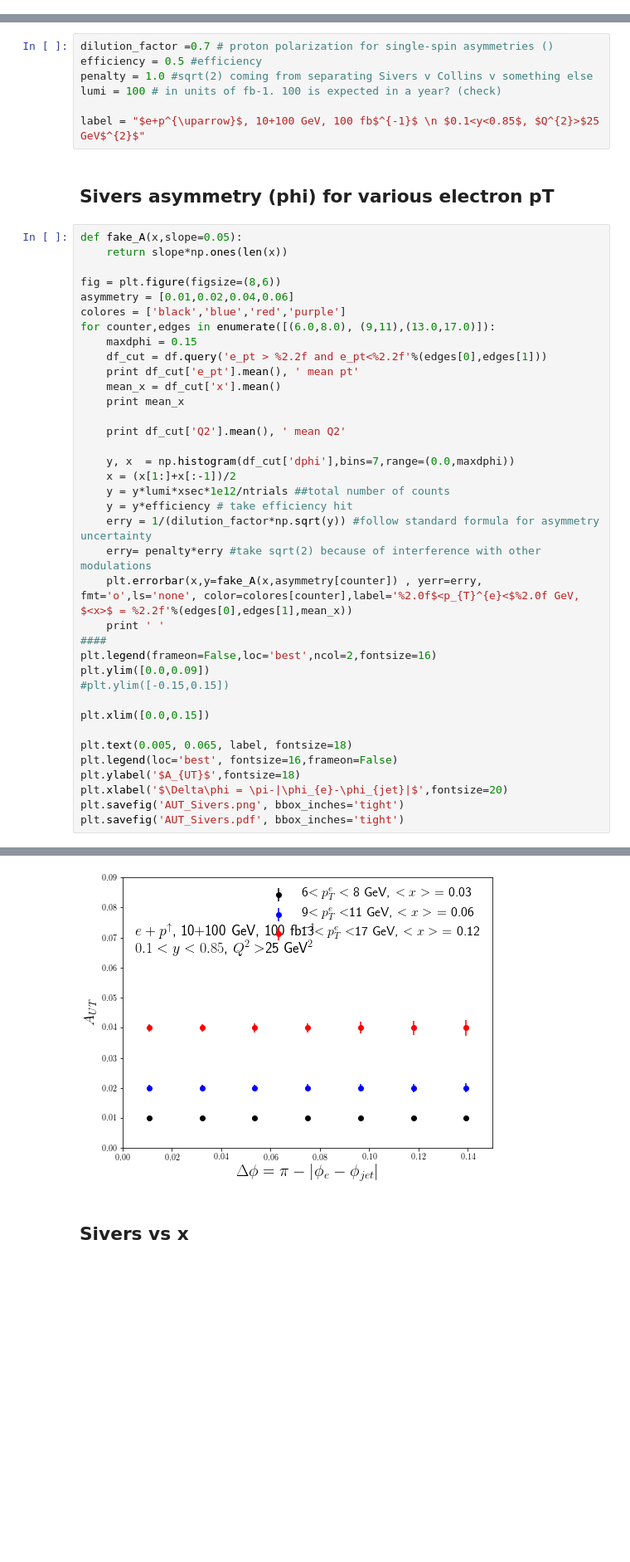
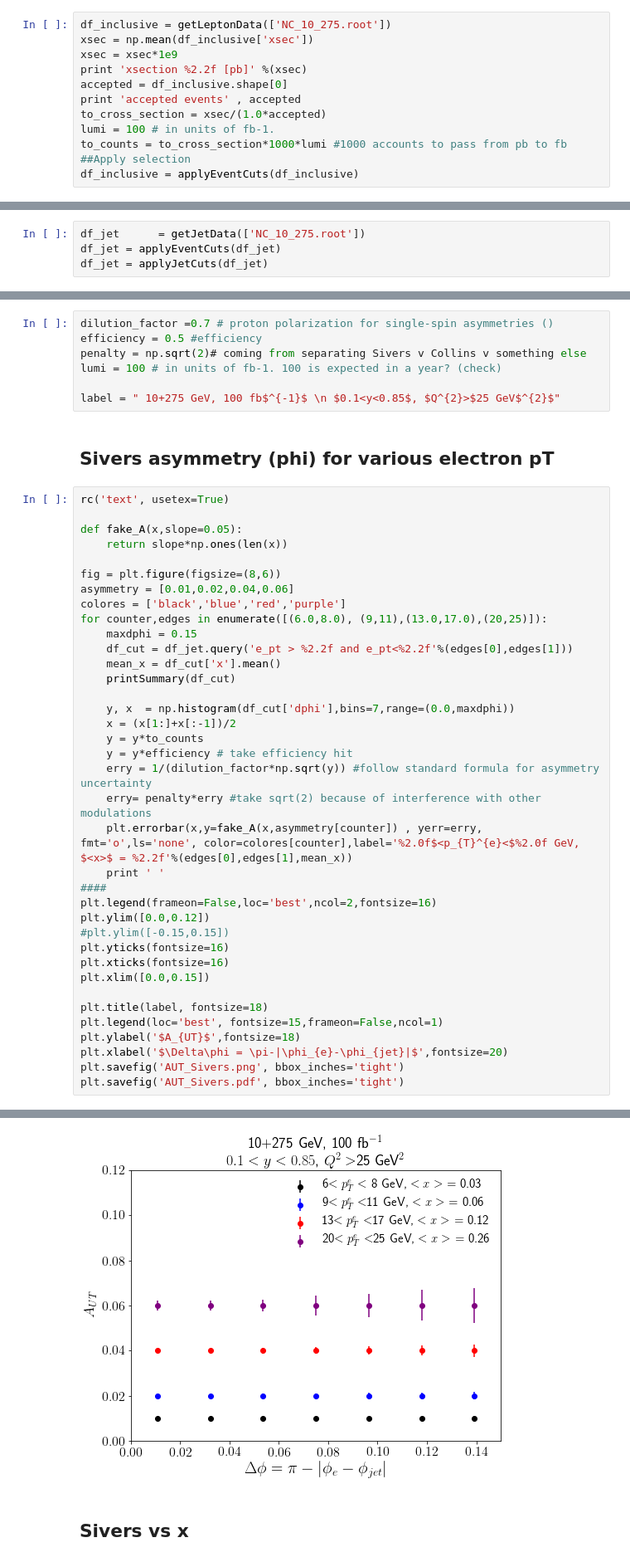
Before and after one commit to miguelignacio/eicsim, a Jupyter notebook: Sivers.ipynb, the cells around one changed output, grey strips where cells are left out. Shown at 83% size. Cells and saved outputs as stored; diff of their text form; blank space fills up the shorter version.

```diff
--- a/Sivers.ipynb
+++ b/Sivers.ipynb
@@ -129,0 +164,12 @@ plt.show()
+# %%
+df_inclusive = getLeptonData(['NC_10_275.root'])
+xsec = np.mean(df_inclusive['xsec'])
+xsec = xsec*1e9
+print 'xsection %2.2f [pb]' %(xsec)
+accepted = df_inclusive.shape[0]
+print 'accepted events' , accepted
+to_cross_section = xsec/(1.0*accepted)
+lumi = 100 # in units of fb-1.
+to_counts = to_cross_section*1000*lumi #1000 accounts to pass from pb to fb
+##Apply selection
+df_inclusive = applyEventCuts(df_inclusive)
@@ -129,0 +197,4 @@ plt.show()
+# %%
+df_jet      = getJetData(['NC_10_275.root'])
+df_jet = applyEventCuts(df_jet)
+df_jet = applyJetCuts(df_jet)
@@ -132,31 +278,30 @@ plt.show()
 # %%
 dilution_factor =0.7 # proton polarization for single-spin asymmetries ()
 efficiency = 0.5 #efficiency
-penalty = 1.0 #sqrt(2) coming from separating Sivers v Collins v something else
+penalty = np.sqrt(2)# coming from separating Sivers v Collins v something else
 lumi = 100 # in units of fb-1. 100 is expected in a year? (check)
 
-label = "$e+p^{\uparrow}$, 10+100 GeV, 100 fb$^{-1}$ \n $0.1<y<0.85$, $Q^{2}>$25 GeV$^{2}$"
+label = " 10+275 GeV, 100 fb$^{-1}$ \n $0.1<y<0.85$, $Q^{2}>$25 GeV$^{2}$"
 # %% [markdown]
 ## Sivers asymmetry (phi) for various electron pT
 # %%
+rc('text', usetex=True)
+
 def fake_A(x,slope=0.05):
     return slope*np.ones(len(x))
 
 fig = plt.figure(figsize=(8,6))
 asymmetry = [0.01,0.02,0.04,0.06]
 colores = ['black','blue','red','purple']
-for counter,edges in enumerate([(6.0,8.0), (9,11),(13.0,17.0)]):
+for counter,edges in enumerate([(6.0,8.0), (9,11),(13.0,17.0),(20,25)]):
     maxdphi = 0.15
-    df_cut = df.query('e_pt > %2.2f and e_pt<%2.2f'%(edges[0],edges[1]))
-    print df_cut['e_pt'].mean(), ' mean pt'
+    df_cut = df_jet.query('e_pt > %2.2f and e_pt<%2.2f'%(edges[0],edges[1]))
     mean_x = df_cut['x'].mean()
-    print mean_x
-
-    print df_cut['Q2'].mean(), ' mean Q2'
+    printSummary(df_cut)
 
     y, x  = np.histogram(df_cut['dphi'],bins=7,range=(0.0,maxdphi))
     x = (x[1:]+x[:-1])/2
-    y = y*lumi*xsec*1e12/ntrials ##total number of counts
+    y = y*to_counts
     y = y*efficiency # take efficiency hit
     erry = 1/(dilution_factor*np.sqrt(y)) #follow standard formula for asymmetry uncertainty
     erry= penalty*erry #take sqrt(2) because of interference with other modulations
@@ -164,13 +309,14 @@ for counter,edges in enumerate([(6.0,8.0), (9,11),(13.0,17.0)]):
     print ' '
 ####
 plt.legend(frameon=False,loc='best',ncol=2,fontsize=16)
-plt.ylim([0.0,0.09])
+plt.ylim([0.0,0.12])
 #plt.ylim([-0.15,0.15])
-
+plt.yticks(fontsize=16)
+plt.xticks(fontsize=16)
 plt.xlim([0.0,0.15])
 
-plt.text(0.005, 0.065, label, fontsize=18)
-plt.legend(loc='best', fontsize=16,frameon=False)
+plt.title(label, fontsize=18)
+plt.legend(loc='best', fontsize=15,frameon=False,ncol=1)
 plt.ylabel('$A_{UT}$',fontsize=18)
 plt.xlabel('$\Delta\phi = \pi-|\phi_{e}-\phi_{jet}|$',fontsize=20)
 plt.savefig('AUT_Sivers.png', bbox_inches='tight')
@@ -190,4 +342,4 @@ plt.savefig('AUT_Sivers.pdf', bbox_inches='tight')
-[figure, old version]
+[figure, new version]
 # %% [markdown]
 ## Sivers vs x
 # %%
```
Also changed, not shown: parts of 19 cells of this notebook, 5 other files.
